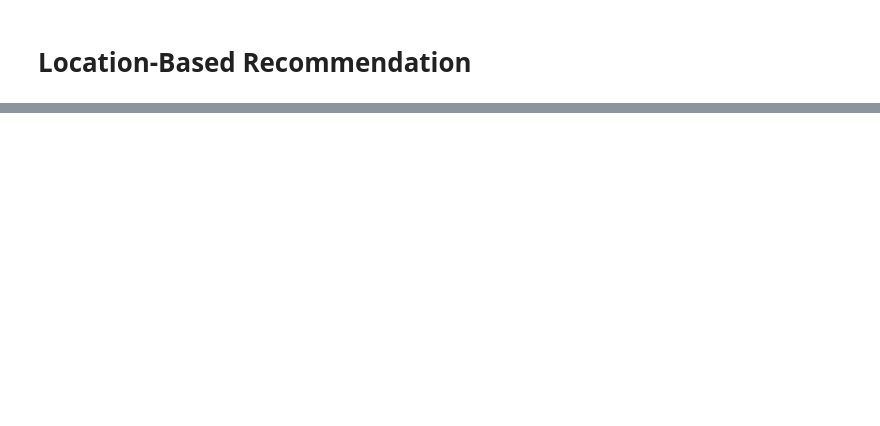
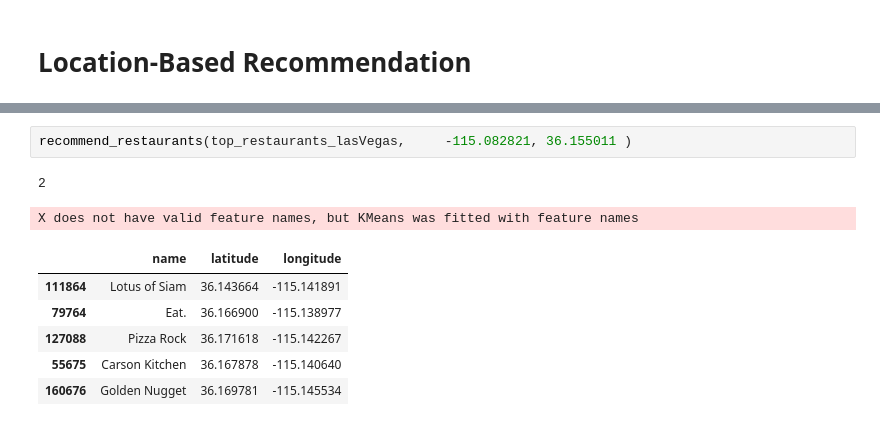
Before and after one commit to nahomHmichael/Restaurant-recommender-system, a Jupyter notebook: Restaurant_recommendation_system.ipynb, the cells around one changed output, grey strips where cells are left out. Saved outputs shown, nothing was run; the diff lists cells and outputs as text; blank space fills up the shorter version.

```diff
--- a/Restaurant_recommendation_system.ipynb
+++ b/Restaurant_recommendation_system.ipynb
@@ -273,0 +304,11 @@ top_restaurants_lasVegas.head()
+# %%
+recommend_restaurants(top_restaurants_lasVegas, 	-115.082821, 36.155011 )
+# %% [output]
+2
+X does not have valid feature names, but KMeans was fitted with feature names
+|  | name | latitude | longitude |
+| 111864 | Lotus of Siam | 36.143664 | -115.141891 |
+| 79764 | Eat. | 36.166900 | -115.138977 |
+| 127088 | Pizza Rock | 36.171618 | -115.142267 |
+| 55675 | Carson Kitchen | 36.167878 | -115.140640 |
+| 160676 | Golden Nugget | 36.169781 | -115.145534 |
```
Also changed, not shown: parts of 8 cells of this notebook.
